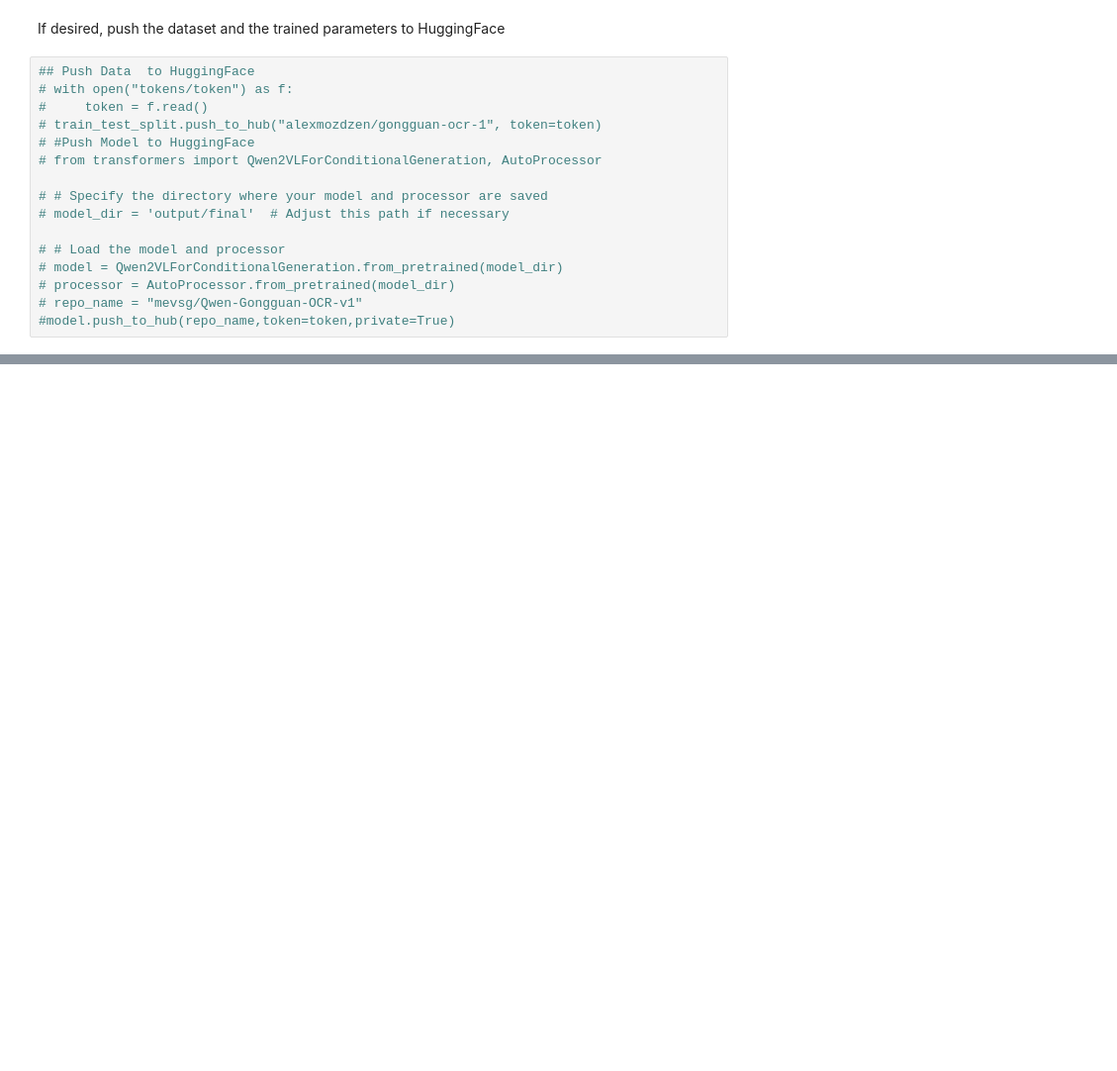
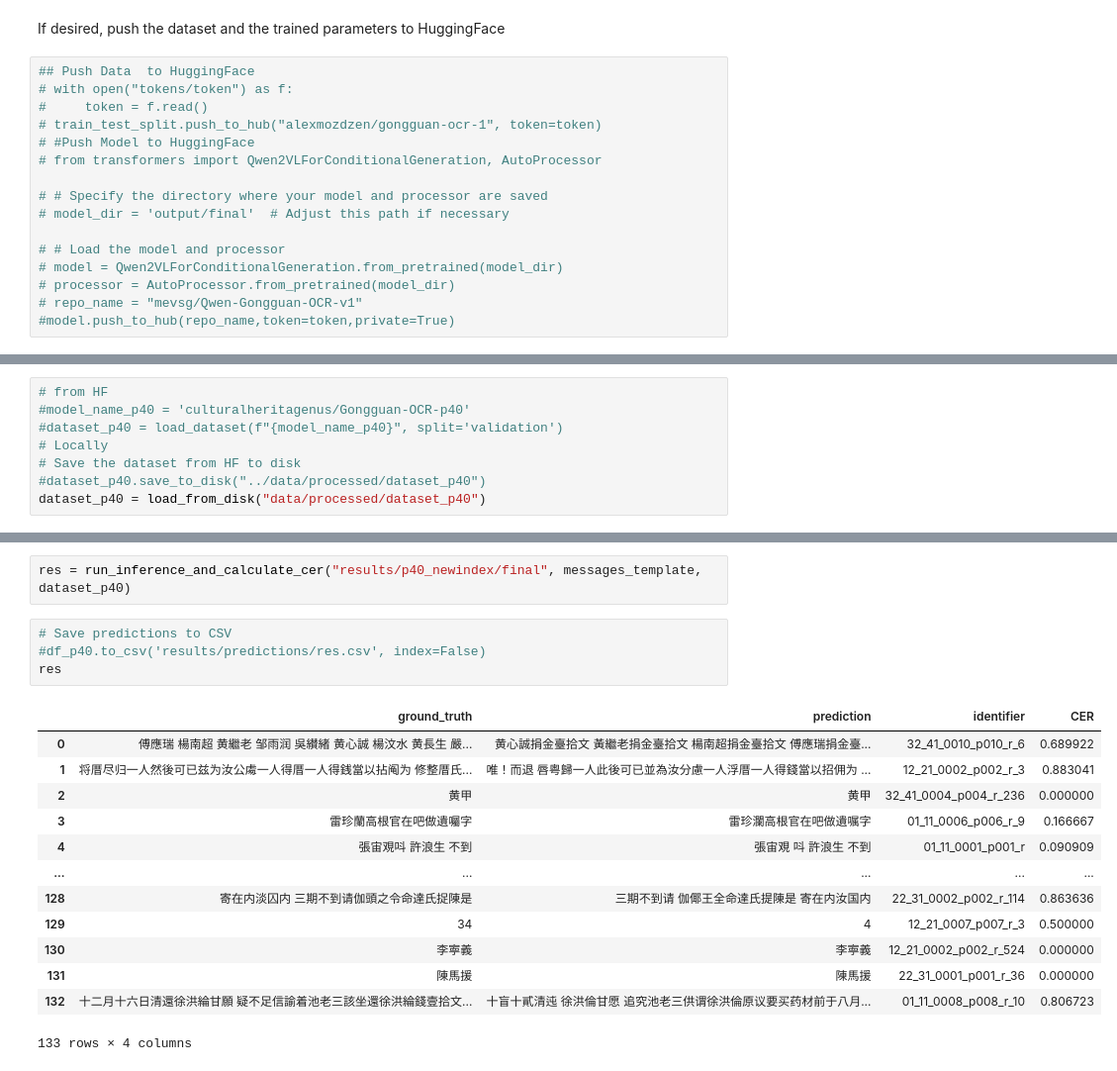
Before and after one commit to alex-zdz/ocr, a Jupyter notebook: scripts/train_test.ipynb, the cells around one changed output, grey strips where cells are left out. Shown at 99% size. Drawn from its saved outputs; the diff is of its cells as text; blank space fills up the shorter version.

```diff
--- a/scripts/train_test.ipynb
+++ b/scripts/train_test.ipynb
@@ -95,0 +155,8 @@ If desired, push the dataset and the trained parameters to HuggingFace
+# %%
+# from HF
+#model_name_p40 = 'culturalheritagenus/Gongguan-OCR-p40'
+#dataset_p40 = load_dataset(f"{model_name_p40}", split='validation')
+# Locally
+# Save the dataset from HF to disk
+#dataset_p40.save_to_disk("../data/processed/dataset_p40")
+dataset_p40 = load_from_disk("data/processed/dataset_p40")
@@ -95,0 +189,20 @@ If desired, push the dataset and the trained parameters to HuggingFace
+# %%
+res = run_inference_and_calculate_cer("results/p40_newindex/final", messages_template, dataset_p40)
+# %%
+# Save predictions to CSV
+#df_p40.to_csv('results/predictions/res.csv', index=False)
+res
+# %% [output]
+|  | ground_truth | prediction | identifier | CER |
+| 0 | 傅應瑞 楊南超 黄繼老 邹雨润 吳纉緒 黄心誠 楊汶水 黄長生 嚴... | 黄心誠捐金臺拾文 黃繼老捐金臺拾文 楊南超捐金臺拾文 傅應瑞捐金臺... | 32_41_0010_p010_r_6 | 0.689922 |
+| 1 | 将厝尽归一人然後可已兹为汝公䖏一人得厝一人得銭當以拈阄为 修整厝氏... | 唯！而退 唇粤歸一人此後可已並為汝分慮一人浮厝一人得錢當以招佣为 ... | 12_21_0002_p002_r_3 | 0.883041 |
+| 2 | 黄甲 | 黄甲 | 32_41_0004_p004_r_236 | 0.000000 |
+| 3 | 雷珍蘭高根官在吧做遺囑字 | 雷珍瀾高根官在吧做遺嘱字 | 01_11_0006_p006_r_9 | 0.166667 |
+| 4 | 張宙覌呌 許浪生 不到 | 張宙覌 呌 許浪生 不到 | 01_11_0001_p001_r | 0.090909 |
+| ... | ... | ... | ... | ... |
+| 128 | 寄在内淡囚内 三期不到请伽頭之令命達氏捉陳是 | 三期不到请 伽倻王全命達氏提陳是 寄在内汝国内 | 22_31_0002_p002_r_114 | 0.863636 |
+| 129 | 34 | 4 | 12_21_0007_p007_r_3 | 0.500000 |
+| 130 | 李寕義 | 李寕義 | 12_21_0002_p002_r_524 | 0.000000 |
+| 131 | 陳馬援 | 陳馬援 | 22_31_0001_p001_r_36 | 0.000000 |
+| 132 | 十二月十六日清還徐洪綸甘願 疑不足信諭着池老三該坐還徐洪綸錢壹拾文... | 十盲十貳清迍 徐洪倫甘愿 追究池老三供谓徐洪倫原议要买药材前于八月... | 01_11_0008_p008_r_10 | 0.806723 |
+133 rows × 4 columns
```
Also changed, not shown: parts of 27 cells of this notebook, 6 other files.
